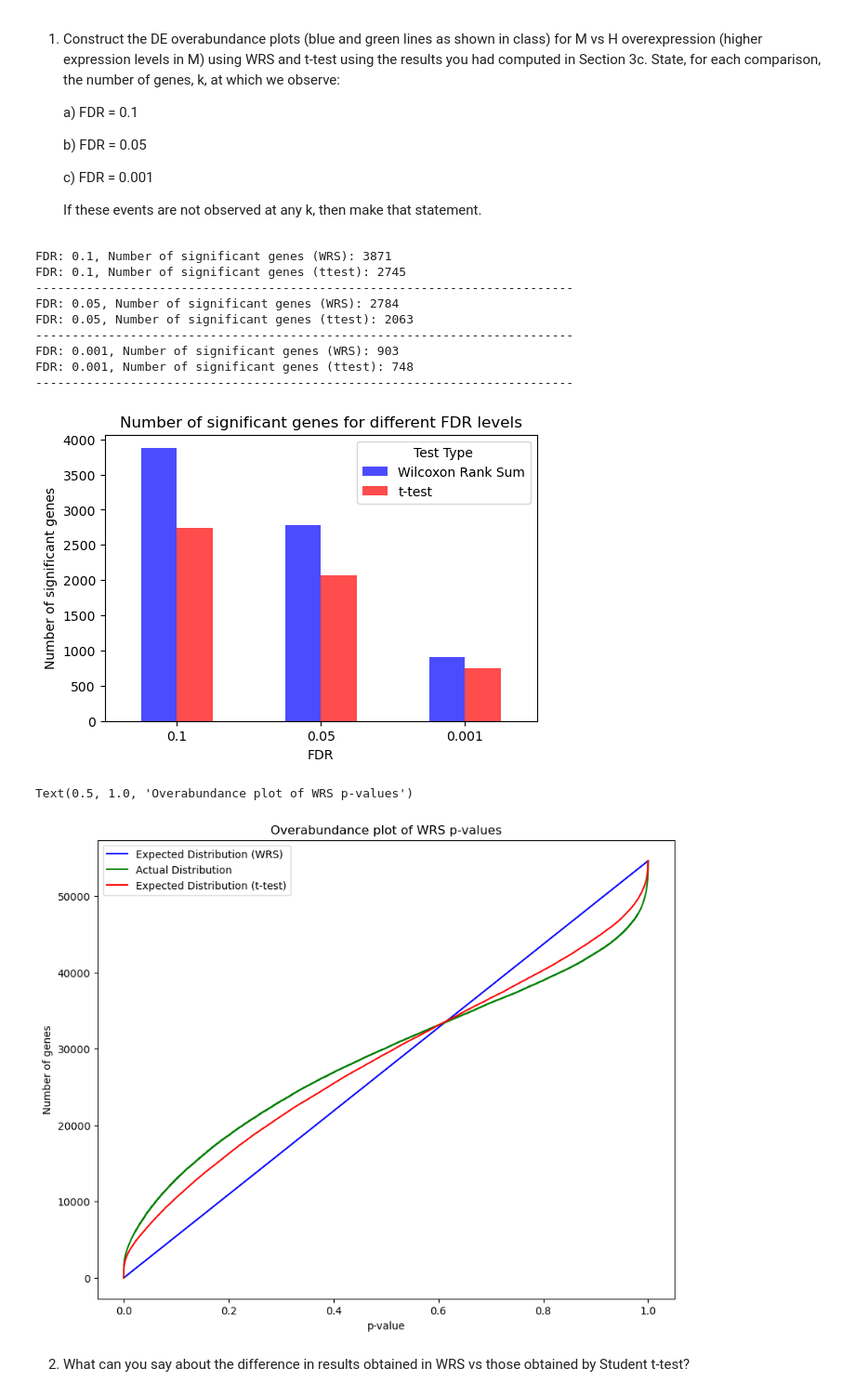
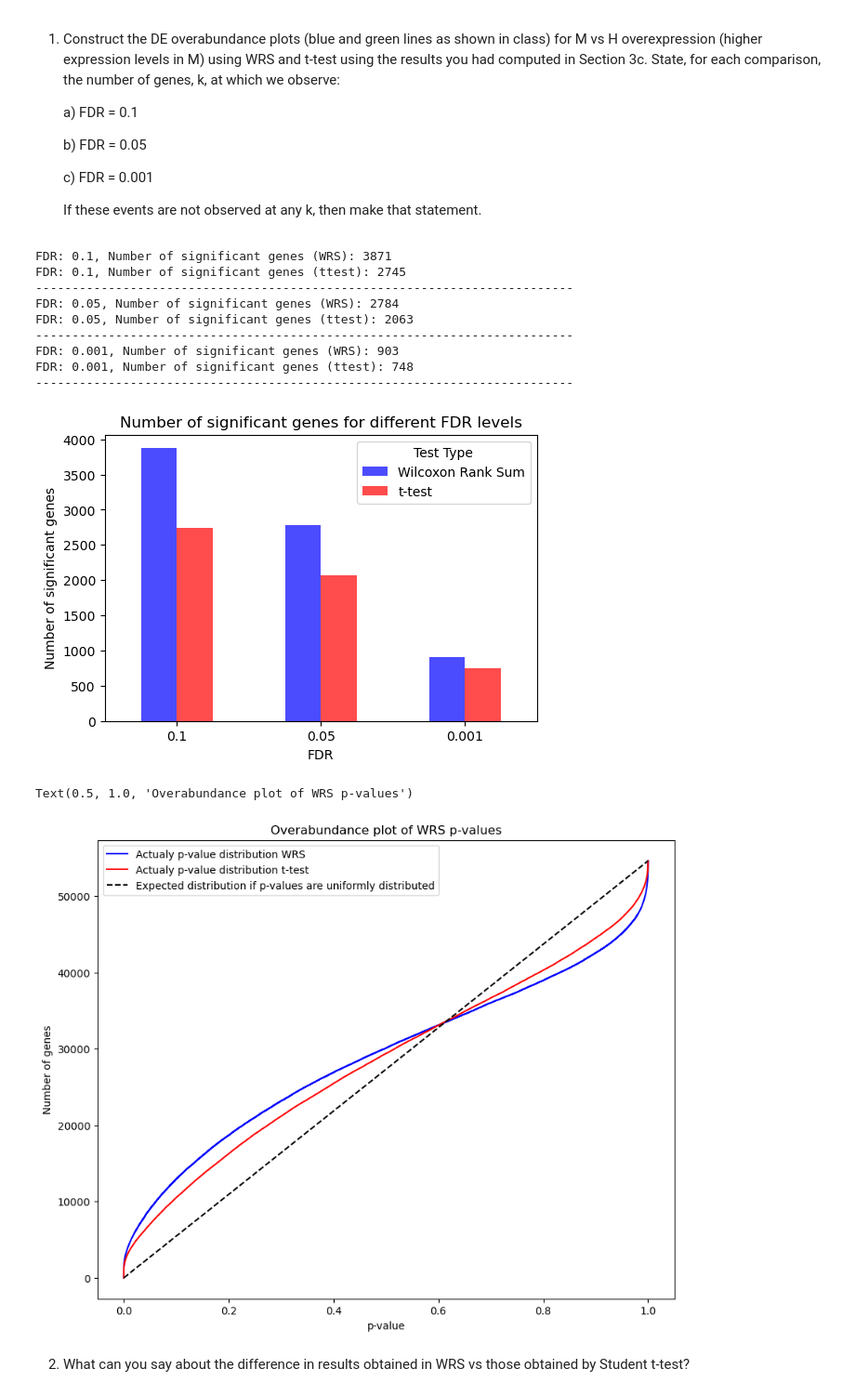
Before and after one commit to matanyaw9/iml_project, a Jupyter notebook: 206561847_207865031_part_1.ipynb, the cells around one changed output. Shown at 93% size. Saved outputs shown, nothing was run; the diff lists cells and outputs as text; code cells hidden in the pictures.

```diff
--- a/part_1.ipynb
+++ b/206561847_207865031_part_1.ipynb
@@ -282,0 +259,8 @@ p_values.head()
+# %%
+
+p_values = pd.DataFrame(index=cleaned_df.index, columns=['p_ttest_disease_greater', 'p_ttest_healthy_greater',
+                                                         'p_wilcoxon_disease_greater', 'p_wilcoxon_healthy_greater'])
+for gene in cleaned_df.index:
+    p_values.loc[gene] = get_p_values(gene, with_ttest=True)
+
+p_values.head()
@@ -487,8 +528,6 @@ statement.
 import statsmodels.stats.multitest as mt
 
 FDRs = [0.1, 0.05, 0.001]
-
-
 
 p_val_overexpressed_WRS_sorted = p_values.loc[:, "p_wilcoxon_disease_greater"].sort_values()
 p_val_overexpressed_ttest_sorted = p_values.loc[:, "p_ttest_disease_greater"].sort_values()
@@ -496,52 +535,46 @@ n_genes = p_values.shape[0]
 
 rejected_p_values_df = pd.DataFrame(index=FDRs, columns=['WRS', 'ttest'])
 
-for fdr in FDRs:
-    rejected_WRS, _ = mt.fdrcorrection(p_values['p_wilcoxon_disease_greater'], alpha=fdr)
-    rejected_ttest, _ = mt.fdrcorrection(p_values['p_ttest_disease_greater'], alpha=fdr)
+for fdr_value in FDRs:
+    rejected_WRS, _ = mt.fdrcorrection(p_values['p_wilcoxon_disease_greater'], alpha=fdr_value)
+    rejected_ttest, _ = mt.fdrcorrection(p_values['p_ttest_disease_greater'], alpha=fdr_value)
 
-    rejected_p_values_df.loc[fdr] = [rejected_WRS.sum(), rejected_ttest.sum()]
+    rejected_p_values_df.loc[fdr_value] = [rejected_WRS.sum(), rejected_ttest.sum()]
 
-    print(f"FDR: {fdr}, Number of significant genes (WRS): {rejected_WRS.sum()}")
-    print(f"FDR: {fdr}, Number of significant genes (ttest): {rejected_ttest.sum()}")
+    print(f"FDR: {fdr_value}, Number of significant genes (WRS): {rejected_WRS.sum()}")
+    print(f"FDR: {fdr_value}, Number of significant genes (ttest): {rejected_ttest.sum()}")
     print("--------------------------------------------------------------------------")
 
 ax = rejected_p_values_df.plot(kind='bar', figsize=(6, 4), color=['blue', 'red'], alpha=0.7)
 plt.title('Number of significant genes for different FDR levels')
 plt.ylabel('Number of significant genes')
 plt.xlabel('FDR')
 plt.legend(['Wilcoxon Rank Sum', 't-test'], title='Test Type')
 plt.xticks(rotation=0)
 plt.show()
 
-
-
-actual = np.arange(1, n_genes + 1)
-expected_WRS = p_val_overexpressed_WRS_sorted * n_genes
-expected_ttest = p_val_overexpressed_ttest_sorted * n_genes
-
 plt.figure(figsize=(10, 8))
-plt.plot(p_val_overexpressed_WRS_sorted, expected_WRS, 'b-', label='Expected Distribution (WRS)')
-plt.plot(p_val_overexpressed_WRS_sorted, actual, 'g-', label='Actual Distribution')
-plt.plot(p_val_overexpressed_ttest_sorted, actual, 'r-', label='Expected Distribution (t-test)')
+plt.plot(p_val_overexpressed_WRS_sorted, np.arange(1, n_genes + 1), 'b-', label='Actualy p-value distribution WRS')
+plt.plot(p_val_overexpressed_ttest_sorted, np.arange(1, n_genes + 1), 'r-', label='Actualy p-value distribution t-test')
+plt.plot([0, 1], [0, n_genes], 'k--', label='Expected distribution if p-values are uniformly distributed')
 plt.legend()
 plt.plot()
 plt.xlabel('p-value')
 plt.ylabel('Number of genes')
 plt.title('Overabundance plot of WRS p-values')
 # %% [output]
 FDR: 0.1, Number of significant genes (WRS): 3871
 FDR: 0.1, Number of significant genes (ttest): 2745
 --------------------------------------------------------------------------
 FDR: 0.05, Number of significant genes (WRS): 2784
 FDR: 0.05, Number of significant genes (ttest): 2063
 --------------------------------------------------------------------------
 FDR: 0.001, Number of significant genes (WRS): 903
 FDR: 0.001, Number of significant genes (ttest): 748
 --------------------------------------------------------------------------
 [figure]
 Text(0.5, 1.0, 'Overabundance plot of WRS p-values')
-[figure, old version]
+[figure, new version]
 # %% [markdown]
 2) What can you say about the difference in results obtained
 in WRS vs those obtained by Student t-test?
```
Also changed, not shown: parts of 39 cells of this notebook, 3 other files.
